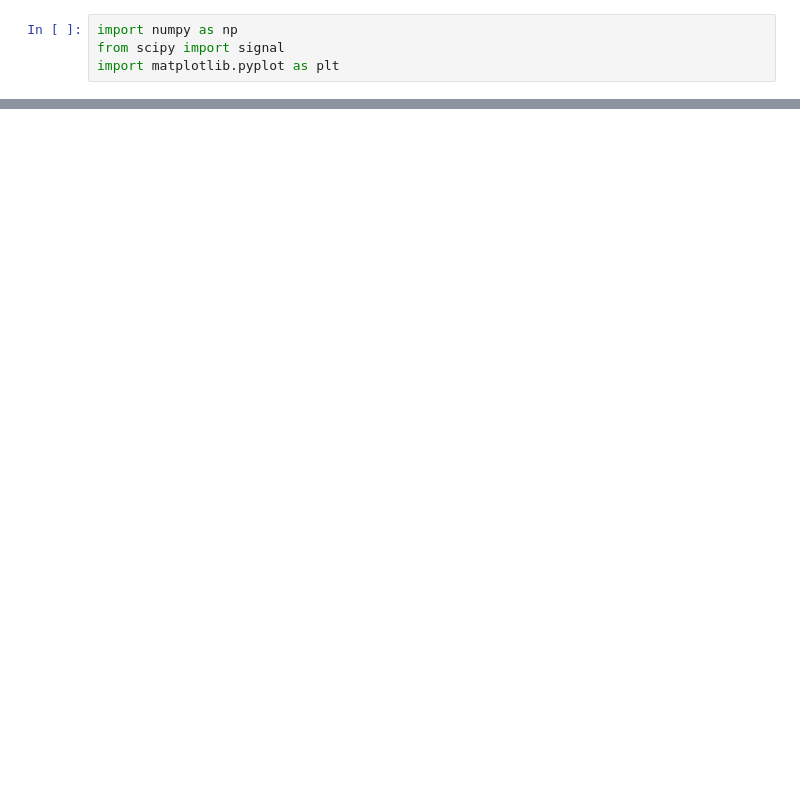
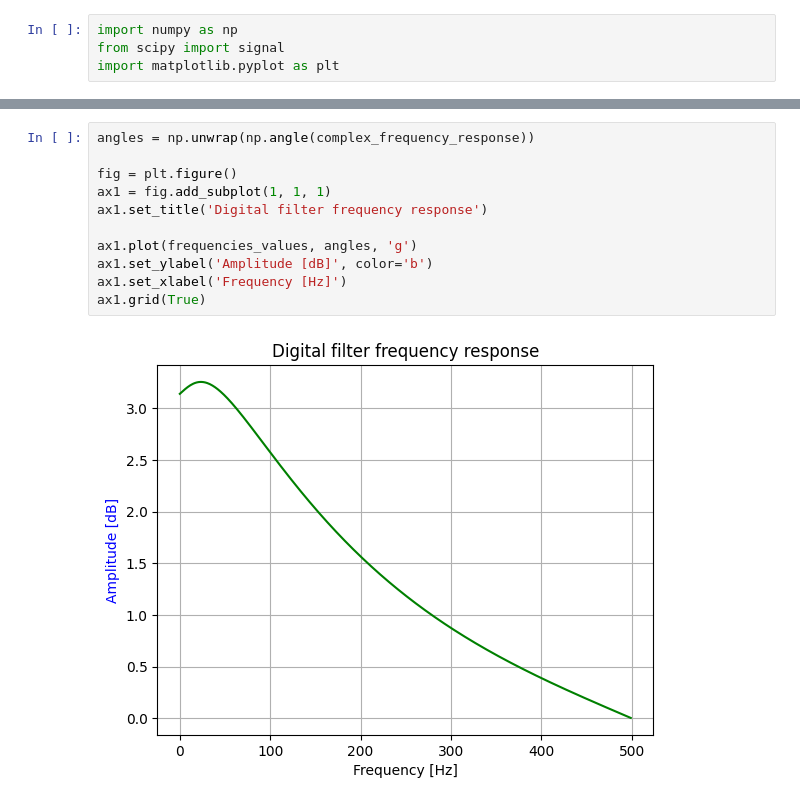
Before and after one commit to AhmedRaouf481/Signal-Filters-Generator, a Jupyter notebook: processing/processing.ipynb, the cells around one changed output, grey strips where cells are left out. Saved outputs shown, nothing was run; the diff lists cells and outputs as text; blank space fills up the shorter version.

```diff
--- a/processing/processing.ipynb
+++ b/processing/processing.ipynb
@@ -31,0 +42,13 @@ plt.show()
+# %%
+angles = np.unwrap(np.angle(complex_frequency_response))
+
+fig = plt.figure()
+ax1 = fig.add_subplot(1, 1, 1)
+ax1.set_title('Digital filter frequency response')
+
+ax1.plot(frequencies_values, angles, 'g')
+ax1.set_ylabel('Amplitude [dB]', color='b')
+ax1.set_xlabel('Frequency [Hz]')
+ax1.grid(True)
+# %% [output]
+[figure, added]
```
Also changed, not shown: parts of 3 cells of this notebook, 1 other file.
